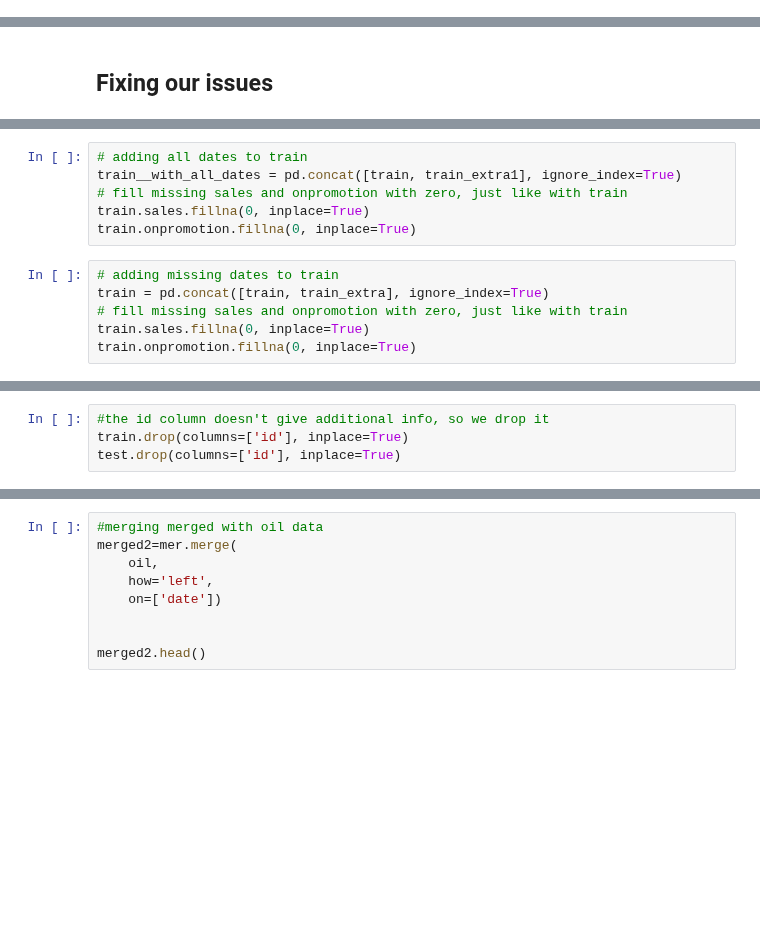
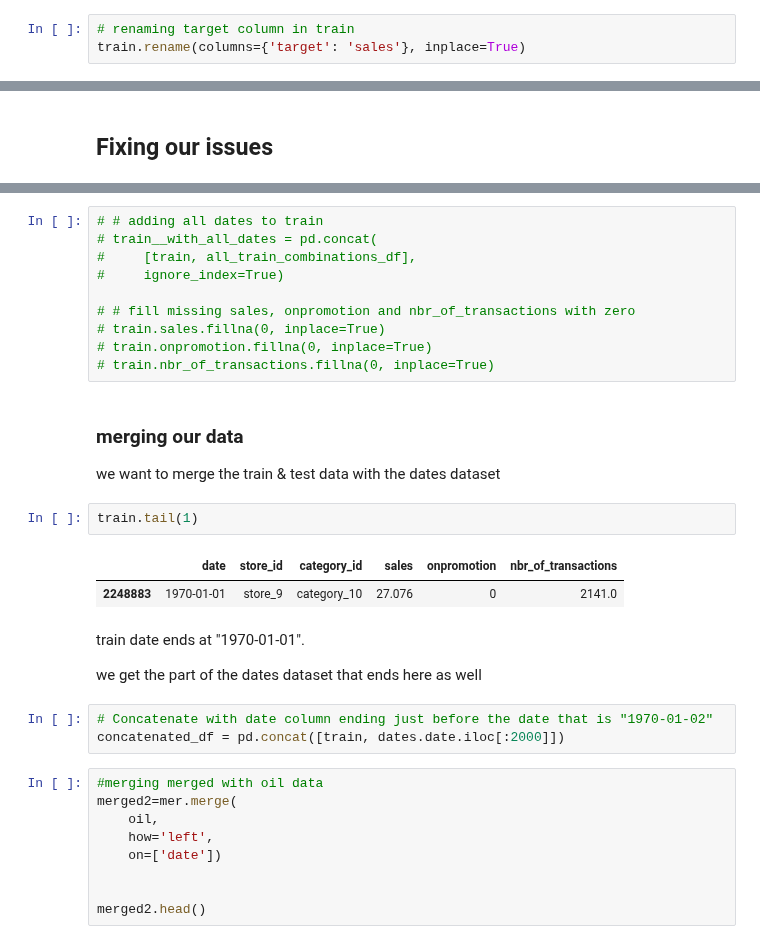
Before and after one commit to ikoghoemmanuell/Grocery-Store-Forecasting-Challenge-For-Azubian, a Jupyter notebook: dev/notebooks/sales.ipynb, the cells around one changed output, grey strips where cells are left out. Drawn from its saved outputs; the diff is of its cells as text; blank space fills up the shorter version.

Commit message:
fixed issues & checked for missing dates

```diff
--- a/dev/notebooks/sales.ipynb
+++ b/dev/notebooks/sales.ipynb
@@ -94,3 +97,6 @@ train.head()
+# %%
+# renaming target column in train
+train.rename(columns={'target': 'sales'}, inplace=True)
 # %%
 train.info()
 # %% [output]
@@ -489,12 +401,0 @@ train_extra1 = pd.DataFrame(missing_train, columns=['date', 'store_nbr', 'family
-# %%
-# adding all dates to train
-train__with_all_dates = pd.concat([train, train_extra1], ignore_index=True)
-# fill missing sales and onpromotion with zero, just like with train
-train.sales.fillna(0, inplace=True)
-train.onpromotion.fillna(0, inplace=True)
-# %%
-# adding missing dates to train
-train = pd.concat([train, train_extra], ignore_index=True)
-# fill missing sales and onpromotion with zero, just like with train
-train.sales.fillna(0, inplace=True)
-train.onpromotion.fillna(0, inplace=True)
@@ -624,4 +401,0 @@ holidays.drop(
-# %%
-#the id column doesn't give additional info, so we drop it
-train.drop(columns=['id'], inplace=True)
-test.drop(columns=['id'], inplace=True)
@@ -662,3 +652,28 @@ merged=mer.merge(
+# %%
+# # adding all dates to train
+# train__with_all_dates = pd.concat(
+#     [train, all_train_combinations_df],
+#     ignore_index=True)
+
+# # fill missing sales, onpromotion and nbr_of_transactions with zero
+# train.sales.fillna(0, inplace=True)
+# train.onpromotion.fillna(0, inplace=True)
+# train.nbr_of_transactions.fillna(0, inplace=True)
+# %% [markdown]
+### merging our data
+we want to merge the train & test data with the dates dataset
+# %%
+train.tail(1)
+# %% [output]
+|  | date | store_id | category_id | sales | onpromotion | nbr_of_transactions |
+| 2248883 | 1970-01-01 | store_9 | category_10 | 27.076 | 0 | 2141.0 |
+# %% [markdown]
+train date ends at "1970-01-01".
+
+we get the part of the dates dataset that ends here as well
+# %%
+# Concatenate with date column ending just before the date that is "1970-01-02"
+concatenated_df = pd.concat([train, dates.date.iloc[:2000]])
 # %%
 #merging merged with oil data
 merged2=mer.merge(
```
Also changed, not shown: parts of 78 cells of this notebook.
